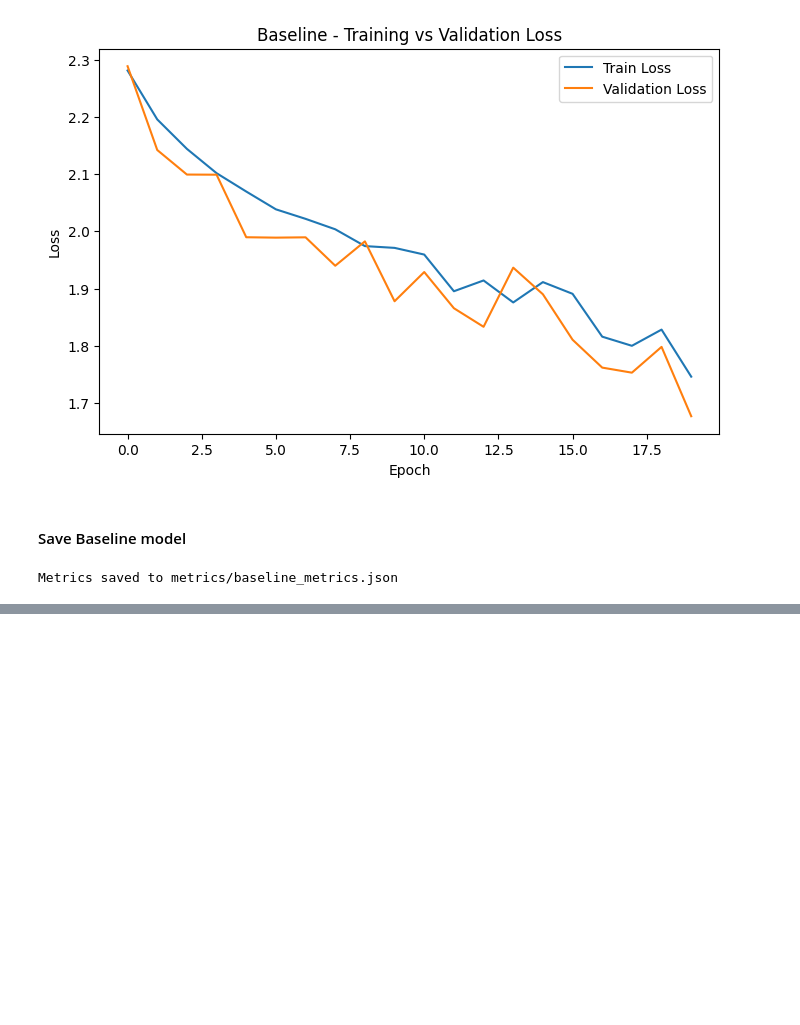
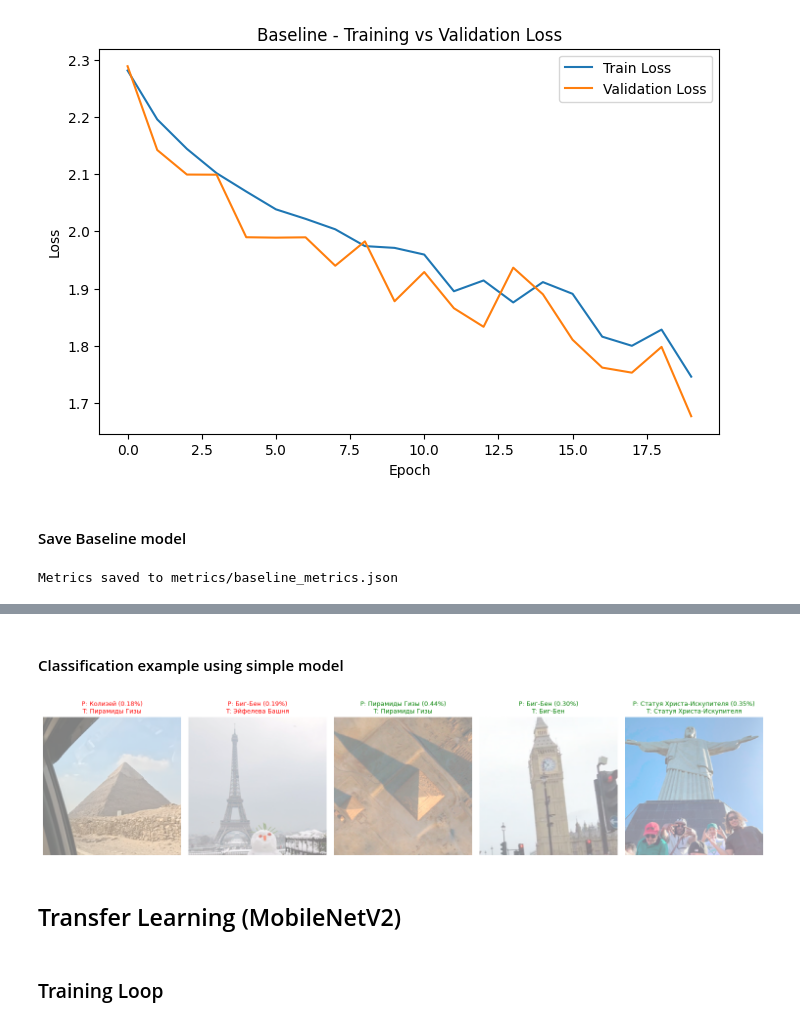
Before and after one commit to garaganlol/landmark-telegram-bot, a Jupyter notebook: notebooks/02_model_training.ipynb, the cells around one changed output, grey strips where cells are left out. Drawn from its saved outputs; the diff is of its cells as text; code cells hidden in the pictures; blank space fills up the shorter version.

Commit message:
MobileNet model + model.py, load_model.py, readme upd

```diff
--- a/notebooks/02_model_training.ipynb
+++ b/notebooks/02_model_training.ipynb
@@ -121,12 +121,9 @@ samples = []
 labels = []
 
 for cls in class_names:
-
     folder = os.path.join(DATASET_PATH, cls)
-
-    for img in os.listdir(folder):
-
-        samples.append(os.path.join(folder, img))
+    for img_name in os.listdir(folder):
+        samples.append(os.path.join(folder, img_name))
         labels.append(class_to_idx[cls])
 # %%
 samples[:5], samples[50:55]
@@ -445,3 +444,65 @@ baseline_metrics.head()
 | 2 | BaselineCNN (Changed VGG) | 1283914 | 10 | 2.144282 | 2.099362 | 0.29 | 0.229514 | Baseline CNN (Changed VGG) with 3... |
 | 3 | BaselineCNN (Changed VGG) | 1283914 | 10 | 2.101777 | 2.099131 | 0.24 | 0.204680 | Baseline CNN (Changed VGG) with 3... |
 | 4 | BaselineCNN (Changed VGG) | 1283914 | 10 | 2.069665 | 1.989707 | 0.29 | 0.222795 | Baseline CNN (Changed VGG) with 3... |
+# %% [markdown]
+#### Classification example using simple model
+# %%
+import torch.nn.functional as F
+
+
+BASELINE_WEIGHTS = "weights/baseline_model.pth"
+CLASS_NAMES_JSON = "data/class_names.json"
+DESCRIPTIONS_JSON = "data/descriptions.json"
+DATASET_DIR = "data/dataset"
+
+with open(CLASS_NAMES_JSON, "r", encoding="utf-8") as f:
+    class_names_dict = json.load(f)
+
+with open(DESCRIPTIONS_JSON, "r", encoding="utf-8") as f:
+    descriptions_dict = json.load(f)
+
+baseline = BaselineCNN(num_classes=10)
+baseline.load_state_dict(torch.load(BASELINE_WEIGHTS, map_location=DEVICE))
+baseline.to(DEVICE)
+baseline.eval()
+
+
+val_loader = torch.utils.data.DataLoader(val_dataset, batch_size=1, shuffle=False)
+
+plt.figure(figsize=(15,5))
+
+for i, (img, label) in enumerate(val_loader):
+    if i >= 5:
+        break
+
+    img = img.to(DEVICE)
+
+    with torch.no_grad():
+        outputs = baseline(img)
+        probs = F.softmax(outputs, dim=1)
+        pred_idx = torch.argmax(outputs, dim=1).item()
+        pred_prob = probs[0, pred_idx].item()
+
+    pred_folder = class_names[pred_idx]
+    true_folder = class_names[label.item()]
+
+    human_name = class_names_dict[pred_folder]
+    pred_desc  = descriptions_dict[pred_folder]
+    true_name  = class_names_dict[true_folder]
+
+    img_np = img.squeeze(0).permute(1,2,0).cpu().numpy()
+    img_np = (img_np * 0.5 + 0.5)
+
+    color = "green" if pred_idx == label.item() else "red"
+
+    plt.subplot(1,5,i+1)
+    plt.imshow(img_np)
+    plt.title(f"P: {human_name} ({pred_prob:.2f}%)\nT: {true_name}", color=color, fontsize=9)
+    plt.axis("off")
+
+plt.tight_layout()
+plt.show()
+# %% [output]
+[figure, added]
+# %% [markdown]
+## Transfer Learning (MobileNetV2)
@@ -447,0 +520,2 @@ baseline_metrics.head()
+# %% [markdown]
+### Training Loop
```
Also changed, not shown: parts of 12 cells of this notebook, 9 other files.
